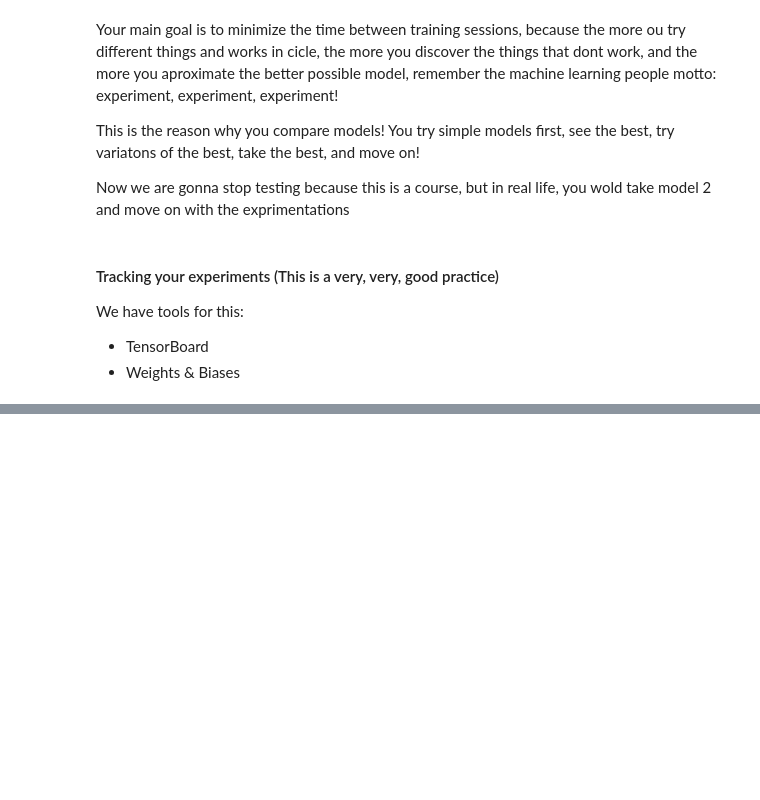
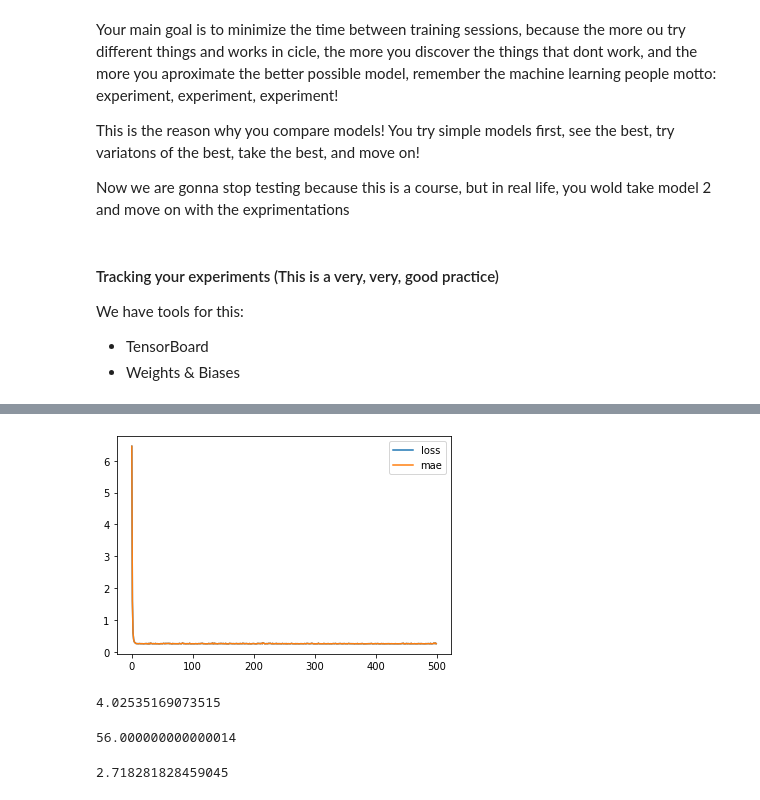
Before and after one commit to PedroCtba/tensorflow-certification-course, a Jupyter notebook: notebooks/01_Regression.ipynb, the cells around one changed output, grey strips where cells are left out. Saved outputs shown, nothing was run; the diff lists cells and outputs as text; code cells hidden in the pictures; blank space fills up the shorter version.

```diff
--- a/notebooks/01_Regression.ipynb
+++ b/notebooks/01_Regression.ipynb
@@ -348,0 +490,19 @@ We have tools for this:
+# %%
+# Plot learning history
+pd.DataFrame(history.history).plot();
+
+# --> The loss (y axis) decreases with more epochs, but it gets kinda stuck around epoch 300, consider early stopping
+# %% [output]
+[figure, added]
+# %%
+np.log(56)
+# %% [output]
+4.02535169073515
+# %%
+np.e**4.02535169073515
+# %% [output]
+56.000000000000014
+# %%
+np.e
+# %% [output]
+2.718281828459045
```
Also changed, not shown: parts of 10 cells of this notebook, 5 other files.
